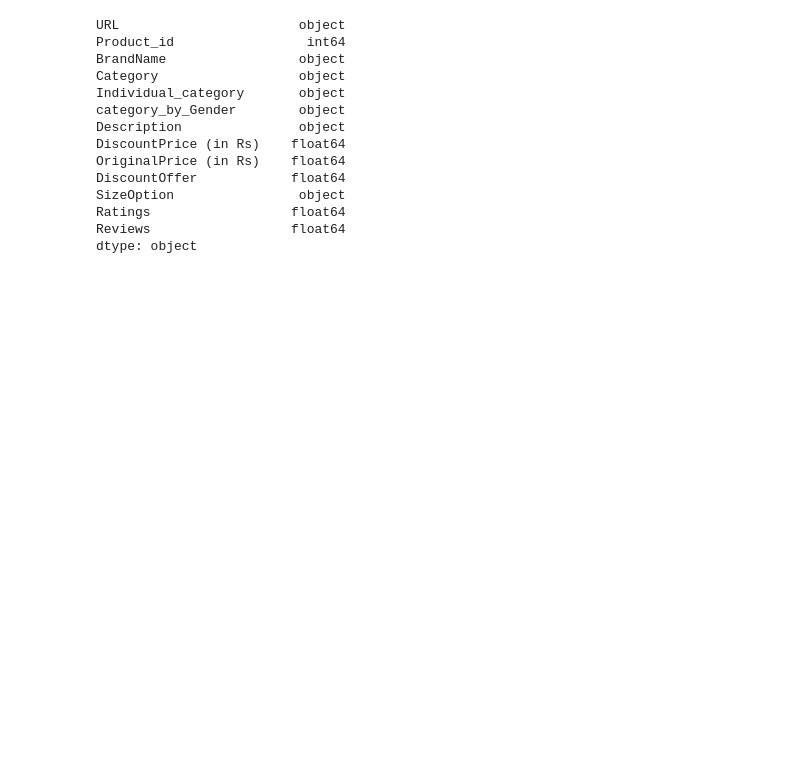
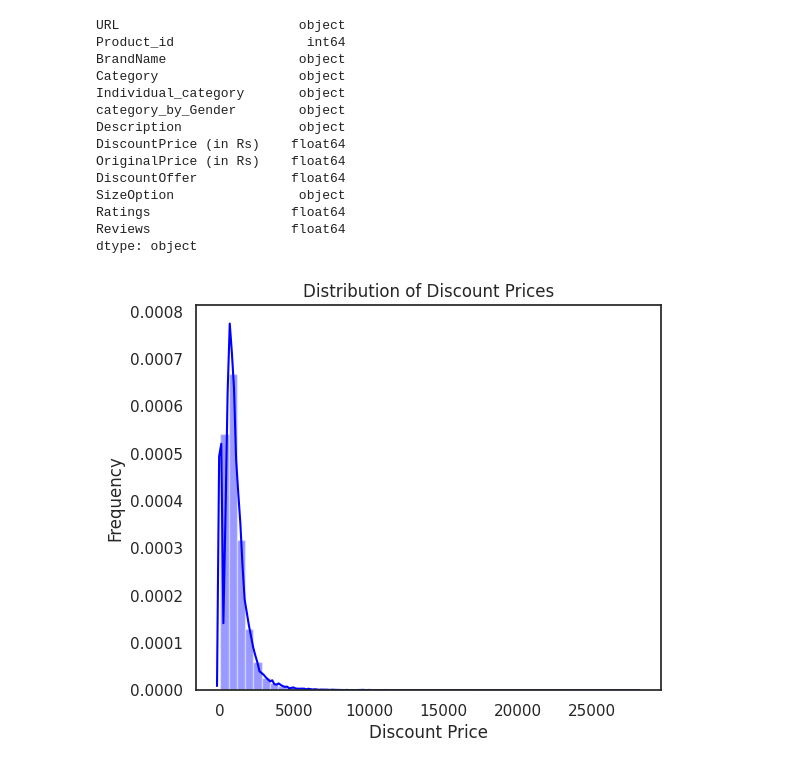
Before and after one commit to Mahima2208/Exploring-Myntra-s-Fashion-Secrets-through-Data-Analysis, a Jupyter notebook: How_to_Predict_the_Discount_Price_of_Myntra?.ipynb, the cells around one changed output. Saved outputs shown, nothing was run; the diff lists cells and outputs as text; code cells hidden in the pictures; blank space fills up the shorter version.

```diff
--- a/How_to_Predict_the_Discount_Price_of_Myntra?.ipynb
+++ b/How_to_Predict_the_Discount_Price_of_Myntra?.ipynb
@@ -237,3 +237,14 @@ SizeOption                object
 Ratings                  float64
 Reviews                  float64
 dtype: object
+# %%
+import matplotlib.pyplot as plt
+
+plt.figure(figsize=(6,5))
+sns.distplot(myntra_df['DiscountPrice (in Rs)'],color='blue')
+plt.xlabel('Discount Price')
+plt.ylabel('Frequency')
+plt.title('Distribution of Discount Prices')
+plt.show()
+# %% [output]
+[figure, added]
```
Also changed, not shown: parts of 10 cells of this notebook.
